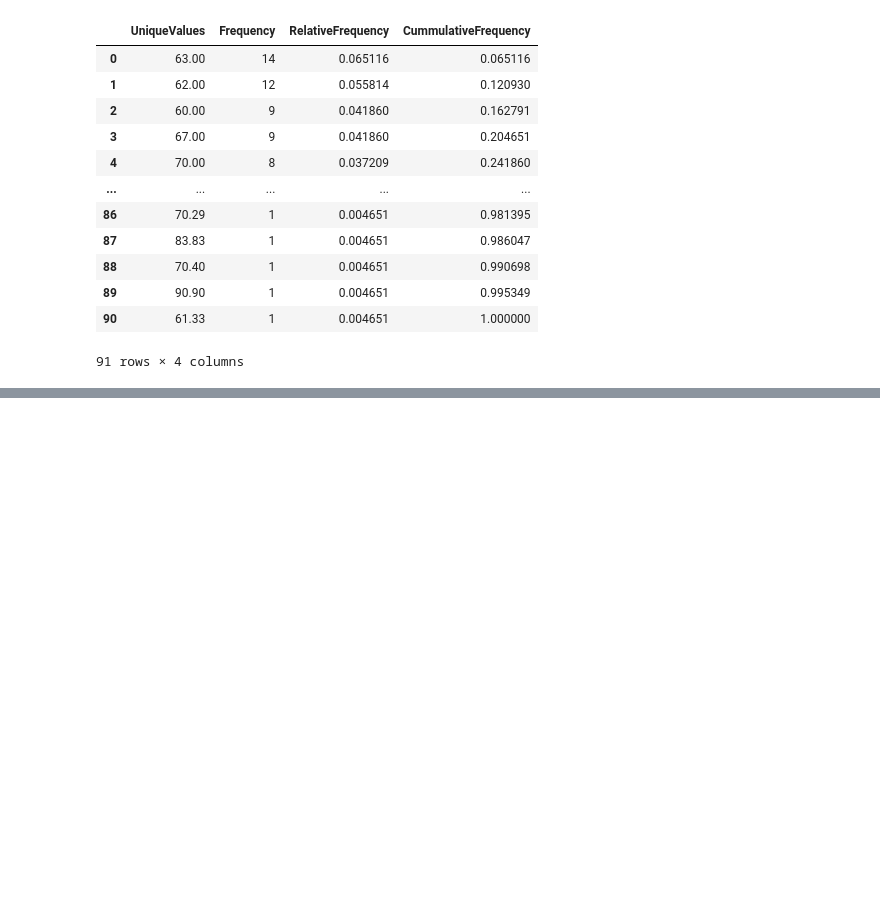
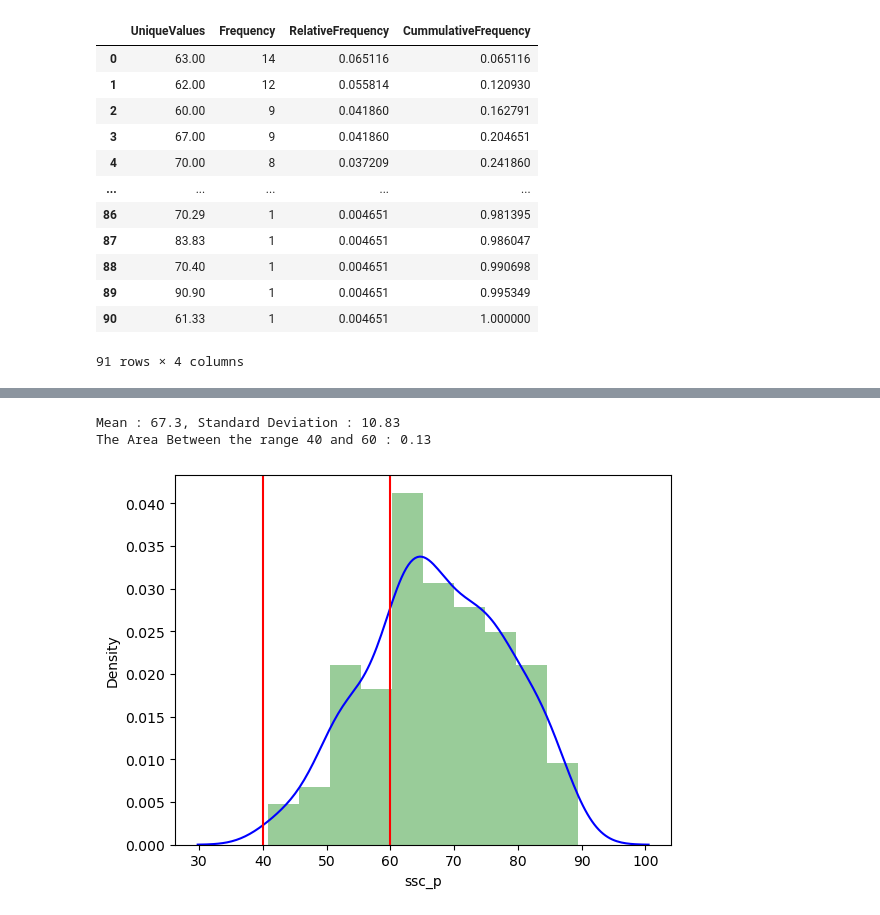
Before and after one commit to ThanigaivelGanapathi/Datascience, a Jupyter notebook: Univariate/Univariate.ipynb, the cells around one changed output, grey strips where cells are left out. Cells and saved outputs as stored; diff of their text form; code cells hidden in the pictures; blank space fills up the shorter version.

```diff
--- a/Univariate/Univariate.ipynb
+++ b/Univariate/Univariate.ipynb
@@ -162,0 +237,7 @@ frequency_tble_
+# %%
+mean,std,probs = obj.getPdfProbs(dataset["ssc_p"],40,60)
+print(f"Mean : {mean}, Standard Deviation : {std}\nThe Area Between the range 40 and 60 : {probs}")
+# %% [output]
+Mean : 67.3, Standard Deviation : 10.83
+The Area Between the range 40 and 60 : 0.13
+[figure, added]
```
Also changed, not shown: parts of 9 cells of this notebook, 1 other file.
